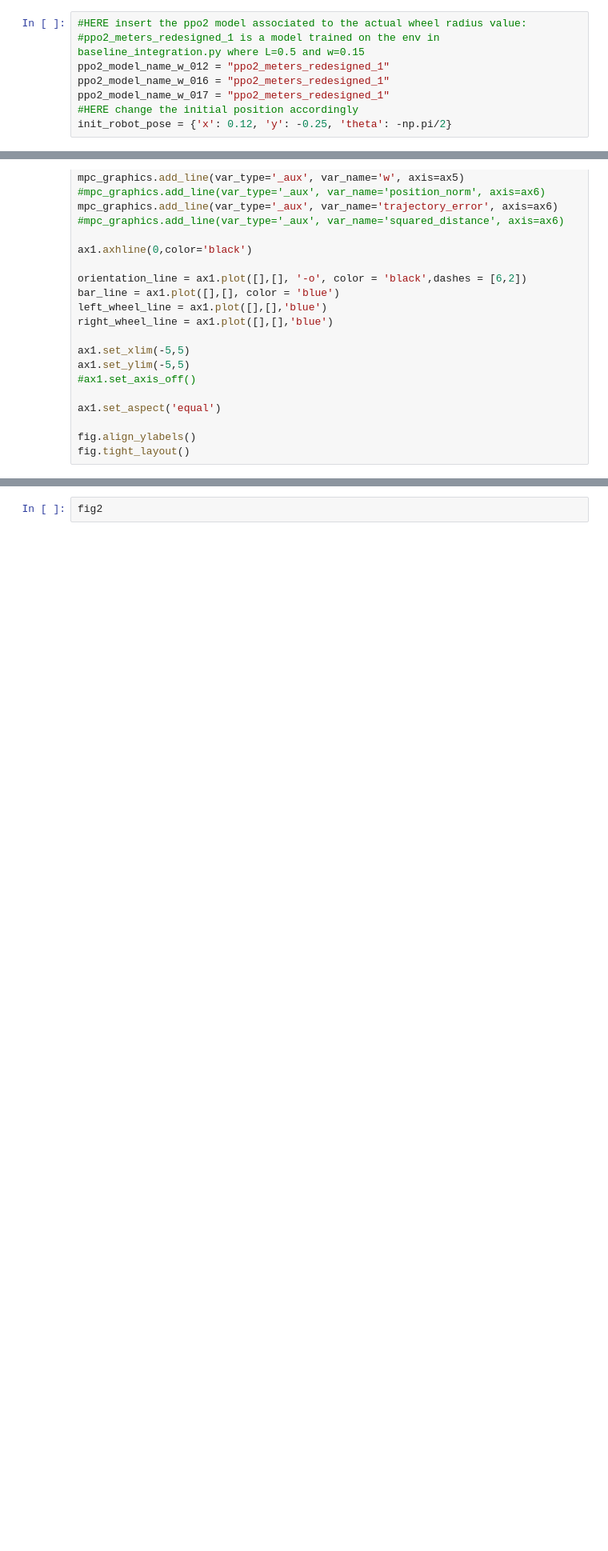
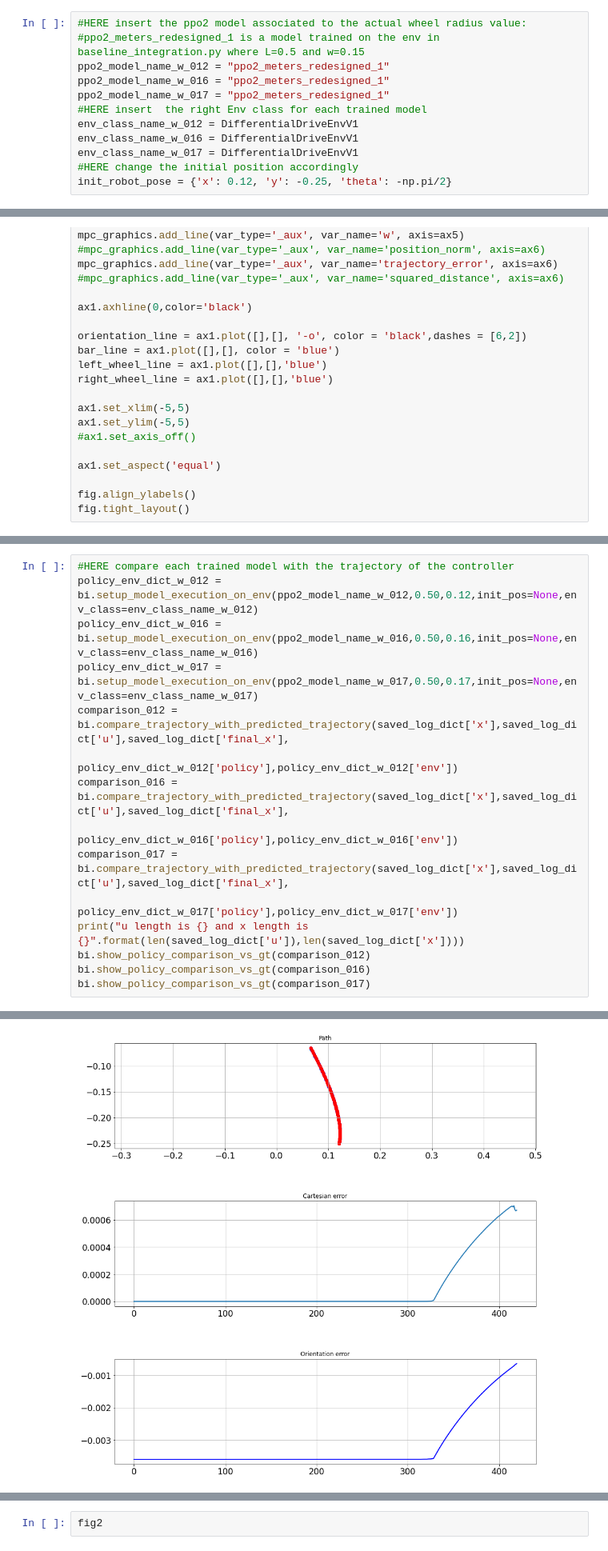
Before and after one commit to VModugno/do-mpc, a Jupyter notebook: jupyter_notebooks/final_online_multi_traj_track_diffdriveexp_wheel_scenarios.ipynb, the cells around one changed output, grey strips where cells are left out. Shown: that part at 80% size. Saved outputs shown, nothing was run; the diff lists cells and outputs as text; blank space fills up the shorter version.

Commit message:
adding replay of the policy along the trajectory

```diff
--- a/jupyter_notebooks/final_online_multi_traj_track_diffdriveexp_wheel_scenarios.ipynb
+++ b/jupyter_notebooks/final_online_multi_traj_track_diffdriveexp_wheel_scenarios.ipynb
@@ -13,6 +21,10 @@ from differential_drive_env_v1 import DifferentialDriveEnvV1
 ppo2_model_name_w_012 = "ppo2_meters_redesigned_1"
 ppo2_model_name_w_016 = "ppo2_meters_redesigned_1"
 ppo2_model_name_w_017 = "ppo2_meters_redesigned_1"
+#HERE insert  the right Env class for each trained model
+env_class_name_w_012 = DifferentialDriveEnvV1
+env_class_name_w_016 = DifferentialDriveEnvV1
+env_class_name_w_017 = DifferentialDriveEnvV1
 #HERE change the initial position accordingly
 init_robot_pose = {'x': 0.12, 'y': -0.25, 'theta': -np.pi/2}
 # %%
@@ -224,0 +337,16 @@ with open(trajectory_info_log_file,'r') as f:
+# %%
+#HERE compare each trained model with the trajectory of the controller
+policy_env_dict_w_012 = bi.setup_model_execution_on_env(ppo2_model_name_w_012,0.50,0.12,init_pos=None,env_class=env_class_name_w_012)
+policy_env_dict_w_016 = bi.setup_model_execution_on_env(ppo2_model_name_w_016,0.50,0.16,init_pos=None,env_class=env_class_name_w_016)
+policy_env_dict_w_017 = bi.setup_model_execution_on_env(ppo2_model_name_w_017,0.50,0.17,init_pos=None,env_class=env_class_name_w_017)
+comparison_012 = bi.compare_trajectory_with_predicted_trajectory(saved_log_dict['x'],saved_log_dict['u'],saved_log_dict['final_x'],
+                                                                 policy_env_dict_w_012['policy'],policy_env_dict_w_012['env'])
+comparison_016 = bi.compare_trajectory_with_predicted_trajectory(saved_log_dict['x'],saved_log_dict['u'],saved_log_dict['final_x'],
+                                                                 policy_env_dict_w_016['policy'],policy_env_dict_w_016['env'])
+comparison_017 = bi.compare_trajectory_with_predicted_trajectory(saved_log_dict['x'],saved_log_dict['u'],saved_log_dict['final_x'],
+                                                                 policy_env_dict_w_017['policy'],policy_env_dict_w_017['env'])
+print("u length is {} and x length is {}".format(len(saved_log_dict['u']),len(saved_log_dict['x'])))
+bi.show_policy_comparison_vs_gt(comparison_012)
+bi.show_policy_comparison_vs_gt(comparison_016)
+bi.show_policy_comparison_vs_gt(comparison_017)
+# %% [output]
@@ -224,0 +365 @@ with open(trajectory_info_log_file,'r') as f:
+[figure, added]
```
Also changed, not shown: parts of 11 cells of this notebook, 1 other file.
